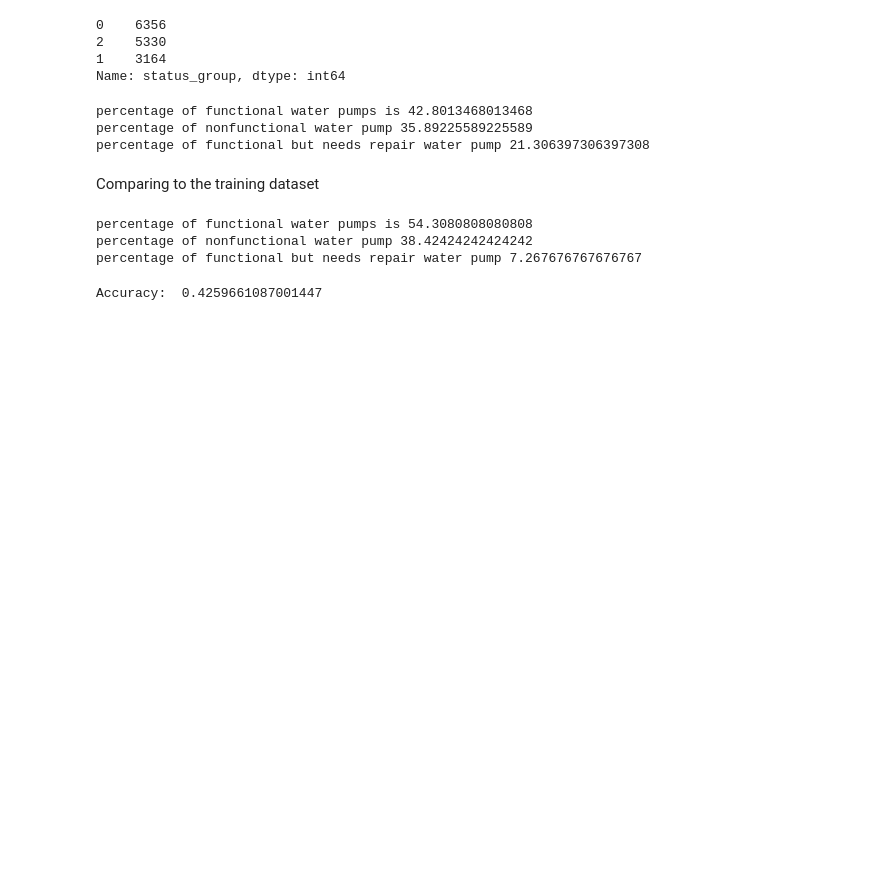
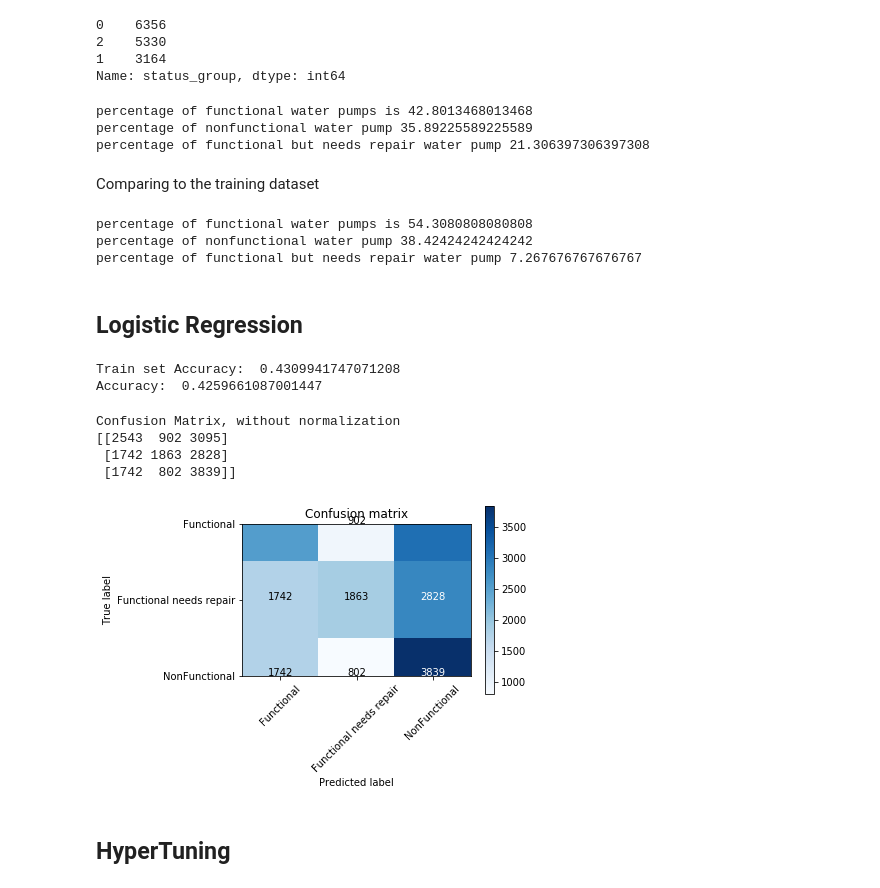
Before and after one commit to emilia329/PumpIt, a Jupyter notebook: Modeling.ipynb, the cells around one changed output. Drawn from its saved outputs; the diff is of its cells as text; code cells hidden in the pictures; blank space fills up the shorter version.

```diff
--- a/Modeling.ipynb
+++ b/Modeling.ipynb
@@ -403,16 +403,32 @@ print("percentage of functional but needs repair water pump", pct_needsrepair*10
 percentage of functional water pumps is 54.3080808080808
 percentage of nonfunctional water pump 38.42424242424242
 percentage of functional but needs repair water pump 7.267676767676767
+# %% [markdown]
+## Logistic Regression
 # %%
 logistic_regression= LogisticRegression()
 logistic_regression.fit(X_train,y_train)
 y_pred=logistic_regression.predict(X_test)
 
-print('Train set Accuracy: ', metrics.accuracy_score(y_train, ypredict(X_train)))
+print('Train set Accuracy: ', metrics.accuracy_score(y_train, logistic_regression.predict(X_train)))
 print('Accuracy: ',metrics.accuracy_score(y_test, y_pred))
 plt.show()
 # %% [output]
+Train set Accuracy:  0.4309941747071208
 Accuracy:  0.4259661087001447
 # %%
 cm = confusion_matrix(y_test,y_pred)
 classes = ['Functional', 'Functional needs repair','NonFunctional']
+# %%
+plot_confusion_matrix(cm, classes,
+                          normalize=False,
+                          title='Confusion matrix',
+                          cmap=plt.cm.Blues)
+# %% [output]
+Confusion Matrix, without normalization
+[[2543  902 3095]
+ [1742 1863 2828]
+ [1742  802 3839]]
+[figure, added]
+# %% [markdown]
+## HyperTuning
```
Also changed, not shown: parts of 5 cells of this notebook.
